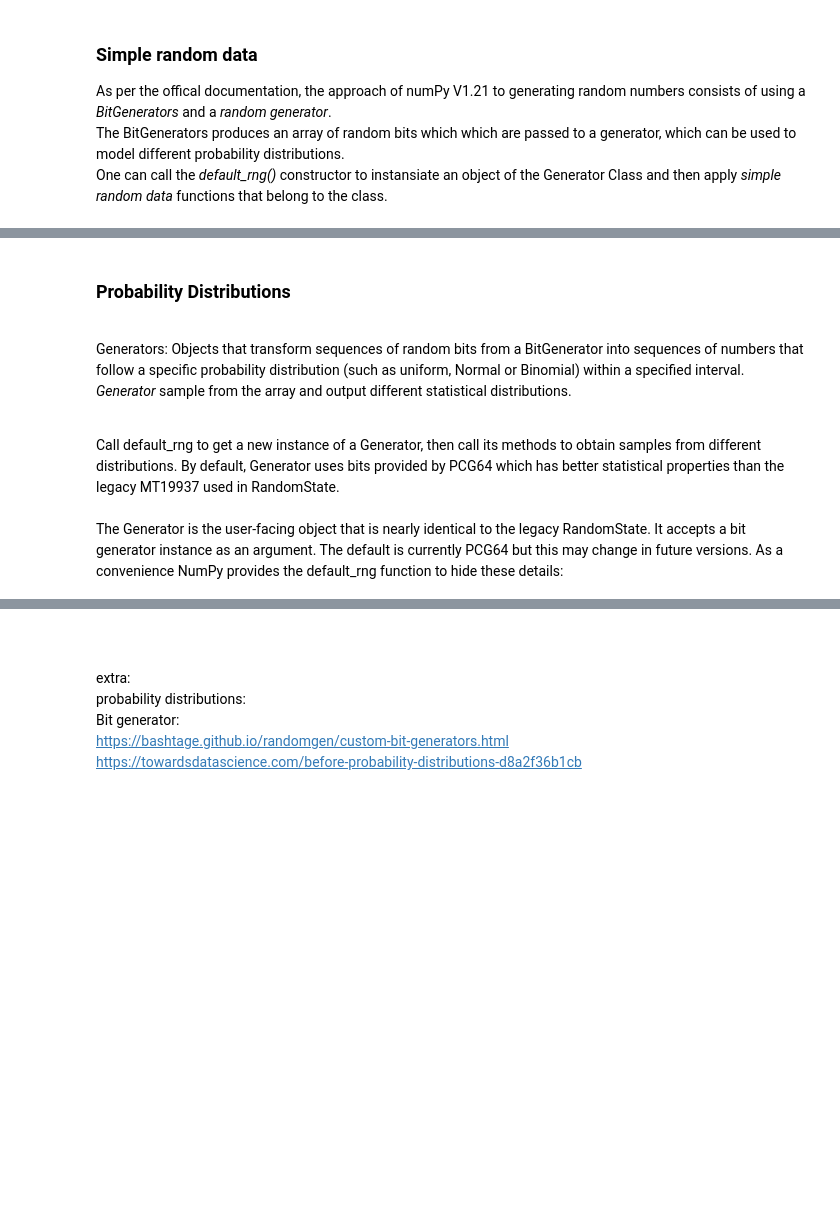
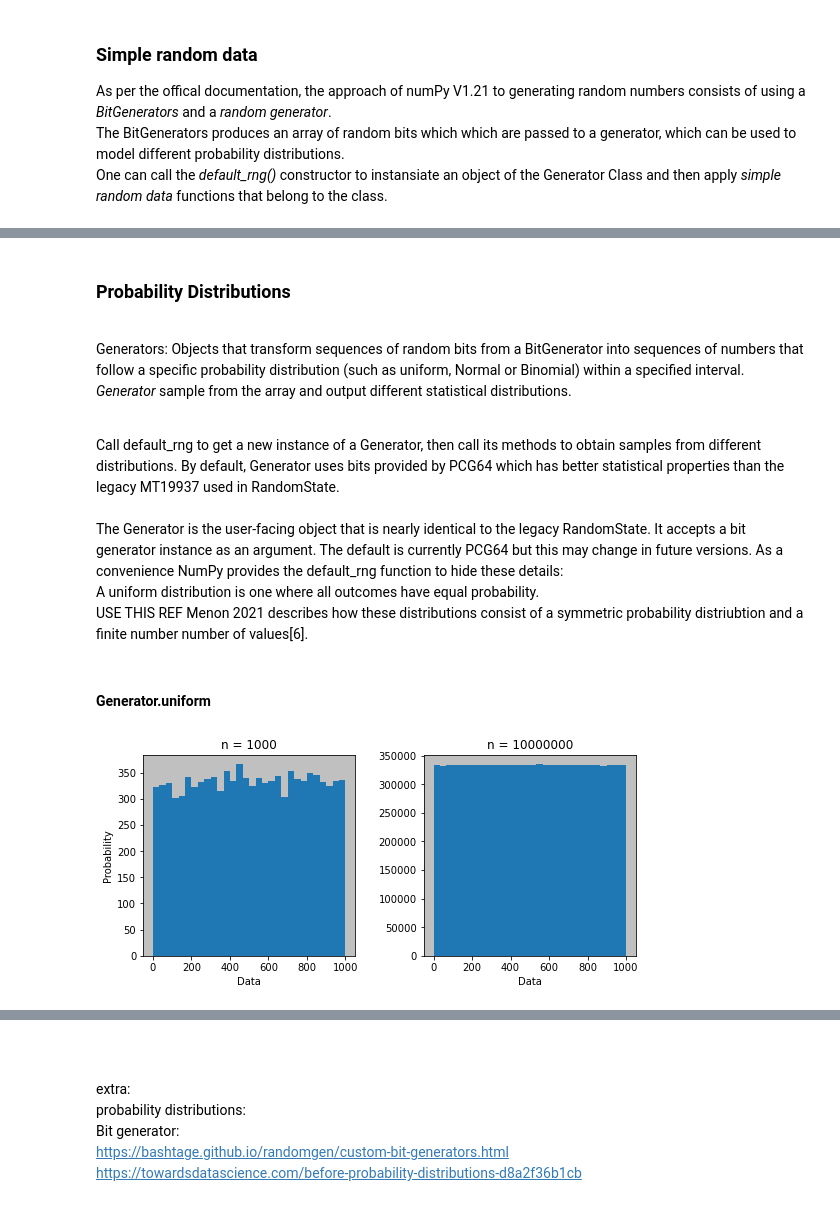
Before and after one commit to CiaranMoran27/playing_with_jupyter, a Jupyter notebook: numpy-random.ipynb, the cells around one changed output, grey strips where cells are left out. Cells and saved outputs as stored; diff of their text form; code cells hidden in the pictures; blank space fills up the shorter version.

```diff
--- a/numpy-random.ipynb
+++ b/numpy-random.ipynb
@@ -101,3 +141,19 @@ Call default_rng to get a new instance of a Generator, then call its methods to
 <br>
 <br>
 The Generator is the user-facing object that is nearly identical to the legacy RandomState. It accepts a bit generator instance as an argument. The default is currently PCG64 but this may change in future versions. As a convenience NumPy provides the default_rng function to hide these details:
+
+
+
+A uniform distribution is one where all outcomes have equal probability. <br>
+USE THIS REF
+Menon 2021 describes how these distributions consist of a symmetric probability distriubtion and a finite number number of values[6]. <br>
+# %% [markdown]
+#### Generator.uniform
+# %%
+#### Uniform
+# Uniform distriubtion function
+s_small = np.random.default_rng().uniform(0, 1000, 10000)
+s_large = np.random.default_rng().uniform(0, 1000, 10000000)
+plot_hist_twice(s_small, s_large, 'n = 1000', 'n = 10000000')
+# %% [output]
+[figure, added]
```
Also changed, not shown: parts of 18 cells of this notebook.
